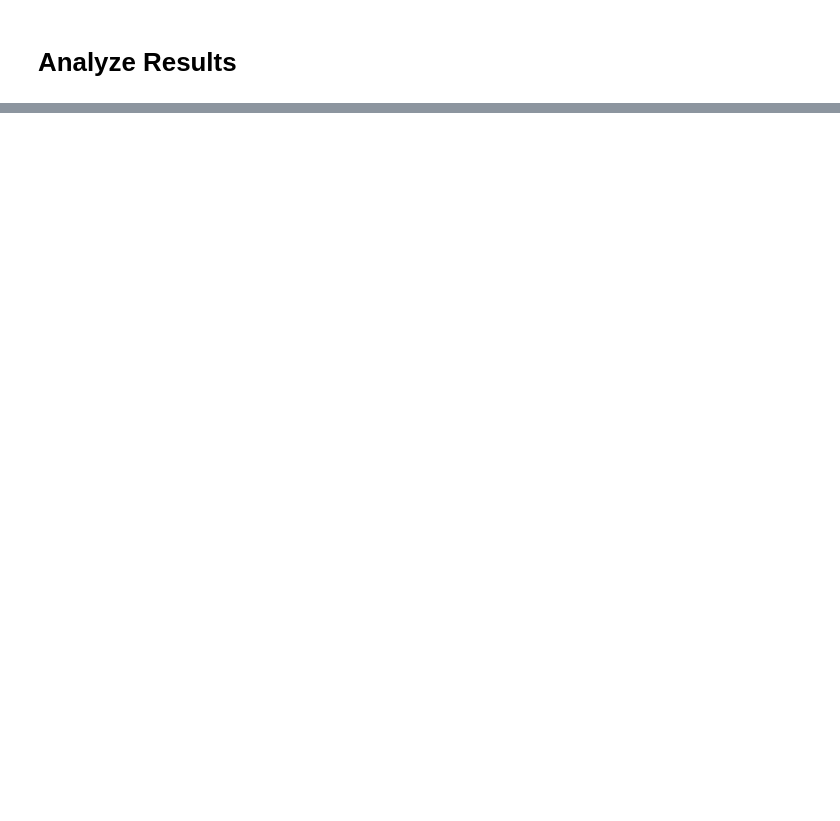
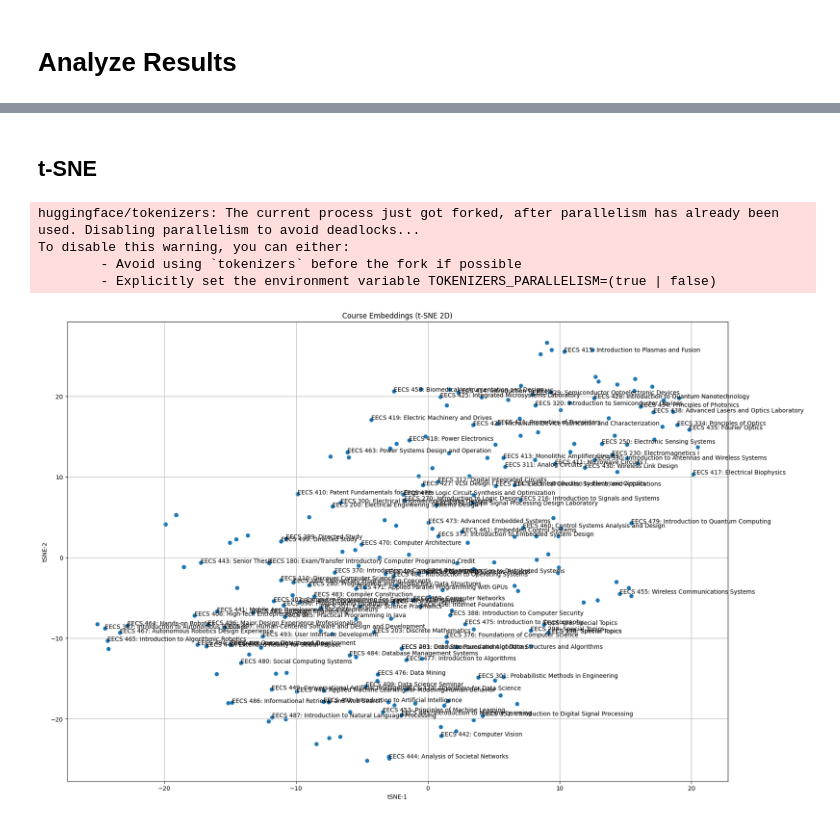
Before and after one commit to kvnshu/course-manifold, a Jupyter notebook: generate_embeddings.ipynb, the cells around one changed output, grey strips where cells are left out. Cells and saved outputs as stored; diff of their text form; code cells hidden in the pictures; blank space fills up the shorter version.

```diff
--- a/generate_embeddings.ipynb
+++ b/generate_embeddings.ipynb
@@ -83,0 +67,24 @@ plt.show()
+# %% [markdown]
+## t-SNE
+# %%
+from sklearn.manifold import TSNE
+# Visualize embeddings using t-SNE (2D)
+tsne = TSNE(n_components=2, random_state=42, perplexity=30)
+embeddings_tsne = tsne.fit_transform(embeddings)
+
+plt.figure(figsize=(20, 14))
+plt.scatter(embeddings_tsne[:, 0], embeddings_tsne[:, 1])
+for i, (course_number, row) in enumerate(df_undergrad.iterrows()):
+    label = f"{course_number}: {row['course_name']}"
+    plt.annotate(label, (embeddings_tsne[i, 0], embeddings_tsne[i, 1]))
+plt.title('Course Embeddings (t-SNE 2D)')
+plt.xlabel('tSNE-1')
+plt.ylabel('tSNE-2')
+plt.grid(True)
+plt.show()
+# %% [output]
+huggingface/tokenizers: The current process just got forked, after parallelism has already been used. Disabling parallelism to avoid deadlocks...
+To disable this warning, you can either:
+        - Avoid using `tokenizers` before the fork if possible
+        - Explicitly set the environment variable TOKENIZERS_PARALLELISM=(true | false)
+[figure, added]
```
Also changed, not shown: parts of 13 cells of this notebook, 6 other files.
